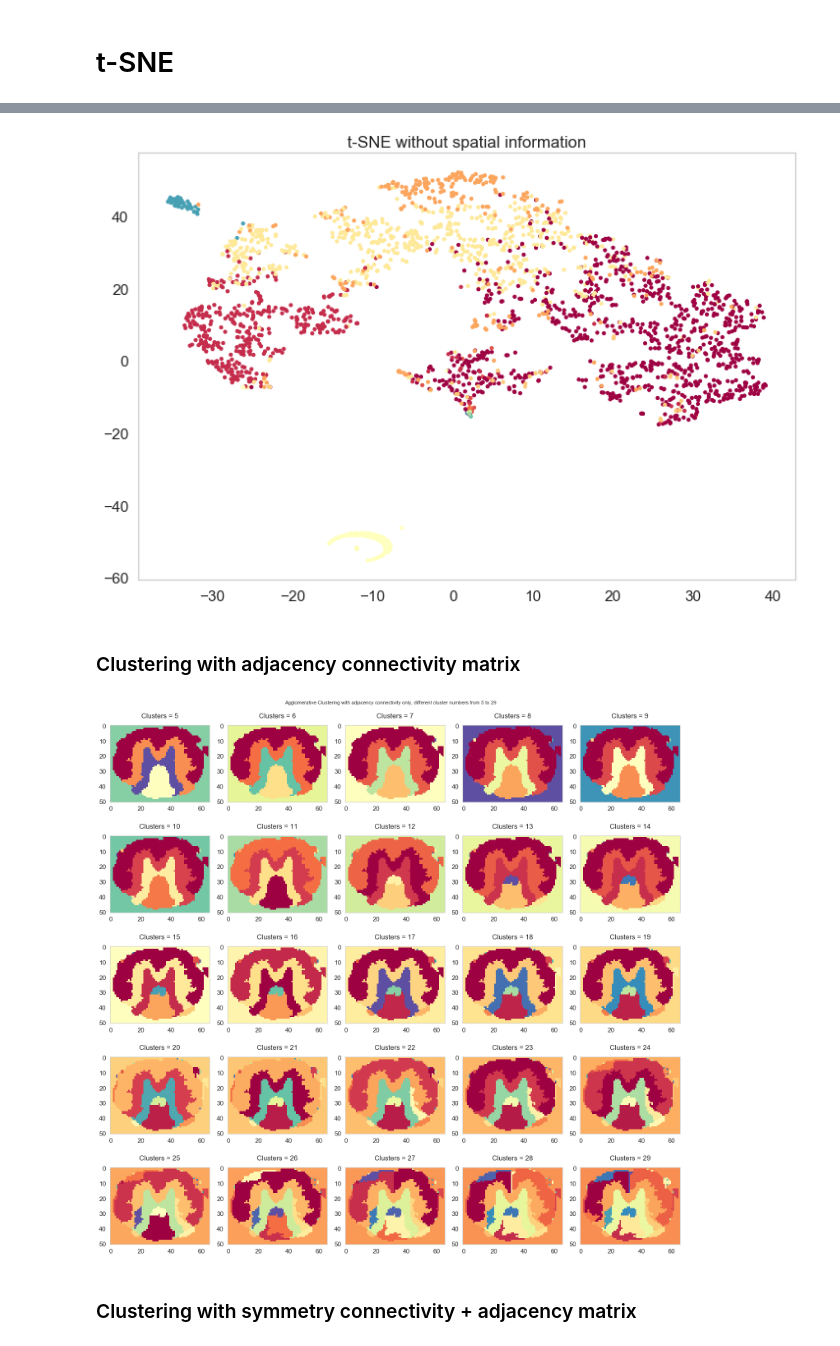
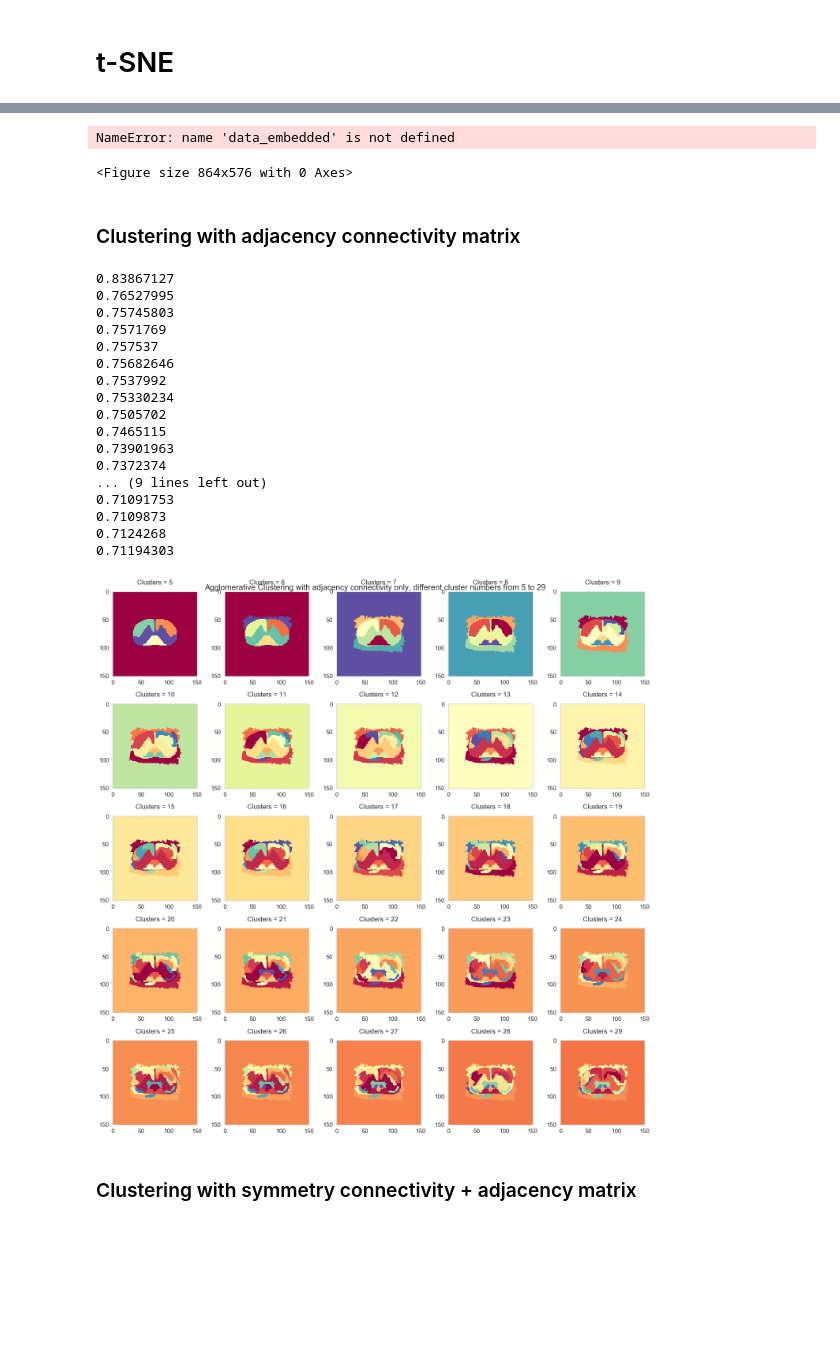
Before and after one commit to neuropoly/tract-clustering, a Jupyter notebook: notebooks/eda.ipynb, the cells around one changed output, grey strips where cells are left out. Drawn from its saved outputs; the diff is of its cells as text; code cells hidden in the pictures; blank space fills up the shorter version.

```diff
--- a/notebooks/eda.ipynb
+++ b/notebooks/eda.ipynb
@@ -21,7 +23,7 @@ from sklearn.feature_extraction.image import grid_to_graph
 sns.set(font_scale=1.4)
 sns.set_style("whitegrid", {'axes.grid' : False})
 # %%
-nibfile = nib.load("data/stats_downsample4D.nii")
+nibfile = nib.load("/Users/hanam/Documents/tract_clustering_3/C1/Volume4D.nii.gz")
 data = nibfile.get_data()
 # %%
 feature_names = [
@@ -163,29 +165,50 @@ plt.scatter(data_embedded[:, 0], data_embedded[:, 1],
 plt.title("t-SNE without spatial information")
 plt.show()
 # %% [output]
-[figure, removed]
+NameError: name 'data_embedded' is not defined
+<Figure size 864x576 with 0 Axes>
 # %% [markdown]
 ### Clustering with adjacency connectivity matrix
 # %%
 fig = plt.figure(figsize=(20, 20))
 fig.subplots_adjust(hspace=0.1, wspace=0.1)
 
 for i in range(1, 26):
     clustering = AgglomerativeClustering(linkage="ward", n_clusters=i+4,
                                          connectivity=connectivity)
     clustering.fit(data)
     labels = clustering.labels_
+    silhouette= silhouette_score(data, labels)
+    print silhouette
+
     labels = labels.reshape(*original_shape)
 
     ax = fig.add_subplot(5, 5, i)
     img = ax.imshow(labels, cmap="Spectral")
     plt.title("Clusters = {}".format(i+4), pad=18)
     plt.tight_layout()
 
 plt.suptitle("Agglomerative Clustering with adjacency connectivity only, different cluster numbers from 5 to 29")
 plt.tight_layout(h_pad=1)
 # %% [output]
+0.83867127
+0.76527995
+0.75745803
+0.7571769
+0.757537
+0.75682646
+0.7537992
+0.75330234
+0.7505702
+0.7465115
+0.73901963
+0.7372374
+... (9 lines left out)
+0.71091753
+0.7109873
+0.7124268
+0.71194303
-[figure, old version]
+[figure, new version]
 # %% [markdown]
 ### Clustering with symmetry connectivity + adjacency matrix
 # %%
```
Also changed, not shown: parts of 7 cells of this notebook, 1 other file.
